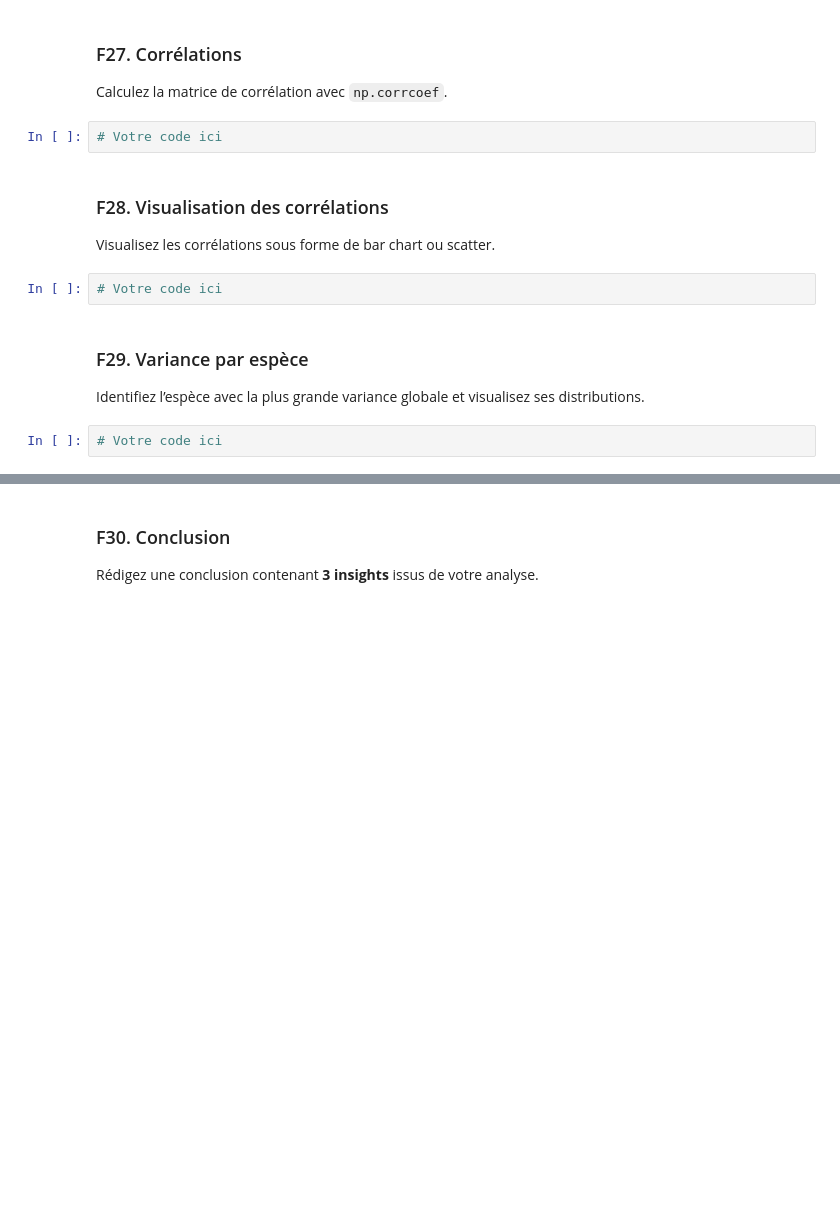
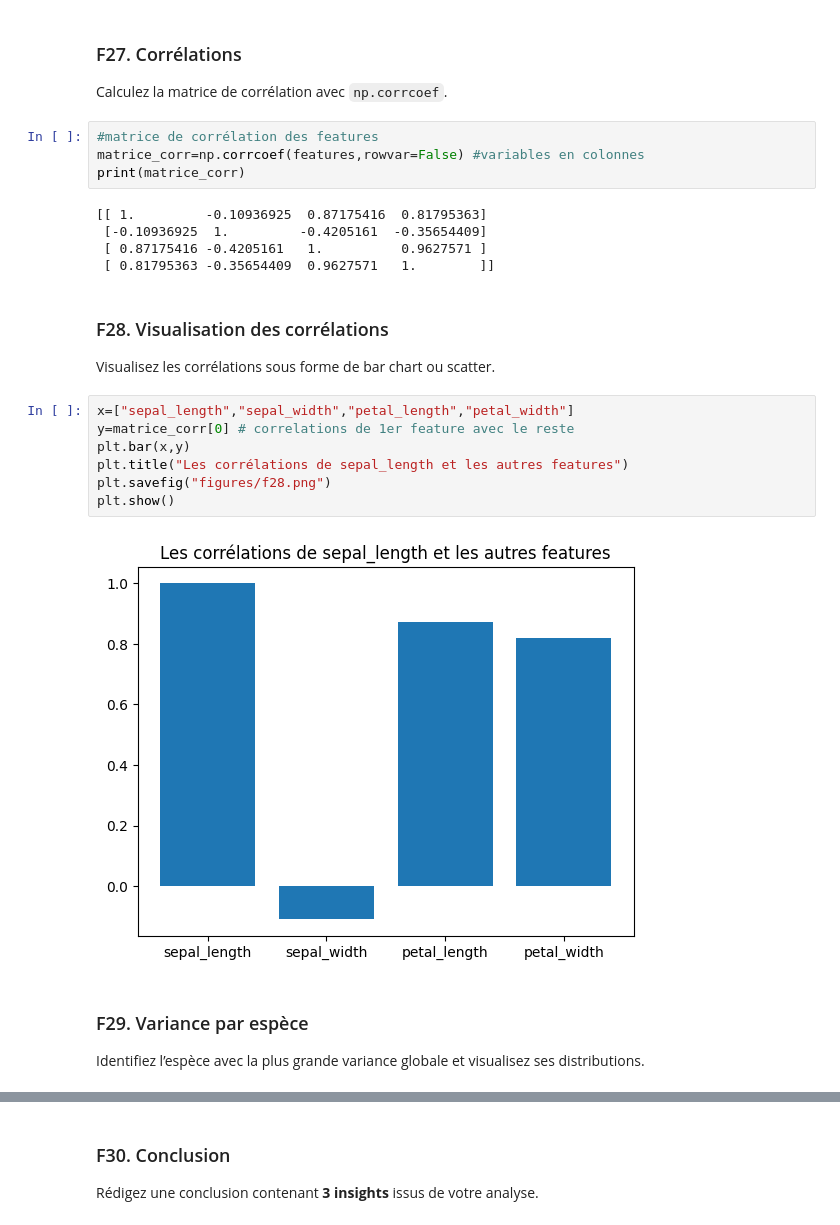
Before and after one commit to USMS-FPK-IA-GI-2025/controle-01-numpy-and-matplotlib-iris-NadiaElmahi9808, a Jupyter notebook: notebooks/controle_numpy_matplotlib.ipynb, the cells around one changed output, grey strips where cells are left out. Drawn from its saved outputs; the diff is of its cells as text; blank space fills up the shorter version.

```diff
--- a/notebooks/controle_numpy_matplotlib.ipynb
+++ b/notebooks/controle_numpy_matplotlib.ipynb
@@ -361,15 +377,27 @@ plt.show()
 # %% [markdown]
 ### F27. Corrélations
 Calculez la matrice de corrélation avec `np.corrcoef`.
-# %%
-# Votre code ici
+# %%
+#matrice de corrélation des features
+matrice_corr=np.corrcoef(features,rowvar=False) #variables en colonnes
+print(matrice_corr)
+# %% [output]
+[[ 1.         -0.10936925  0.87175416  0.81795363]
+ [-0.10936925  1.         -0.4205161  -0.35654409]
+ [ 0.87175416 -0.4205161   1.          0.9627571 ]
+ [ 0.81795363 -0.35654409  0.9627571   1.        ]]
 # %% [markdown]
 ### F28. Visualisation des corrélations
 Visualisez les corrélations sous forme de bar chart ou scatter.
-# %%
-# Votre code ici
+# %%
+x=["sepal_length","sepal_width","petal_length","petal_width"]
+y=matrice_corr[0] # correlations de 1er feature avec le reste
+plt.bar(x,y)
+plt.title("Les corrélations de sepal_length et les autres features")
+plt.savefig("figures/f28.png")
+plt.show()
+# %% [output]
+[figure, added]
 # %% [markdown]
 ### F29. Variance par espèce
 Identifiez l’espèce avec la plus grande variance globale et visualisez ses distributions.
-# %%
-# Votre code ici
```
Also changed, not shown: parts of 15 cells of this notebook.
